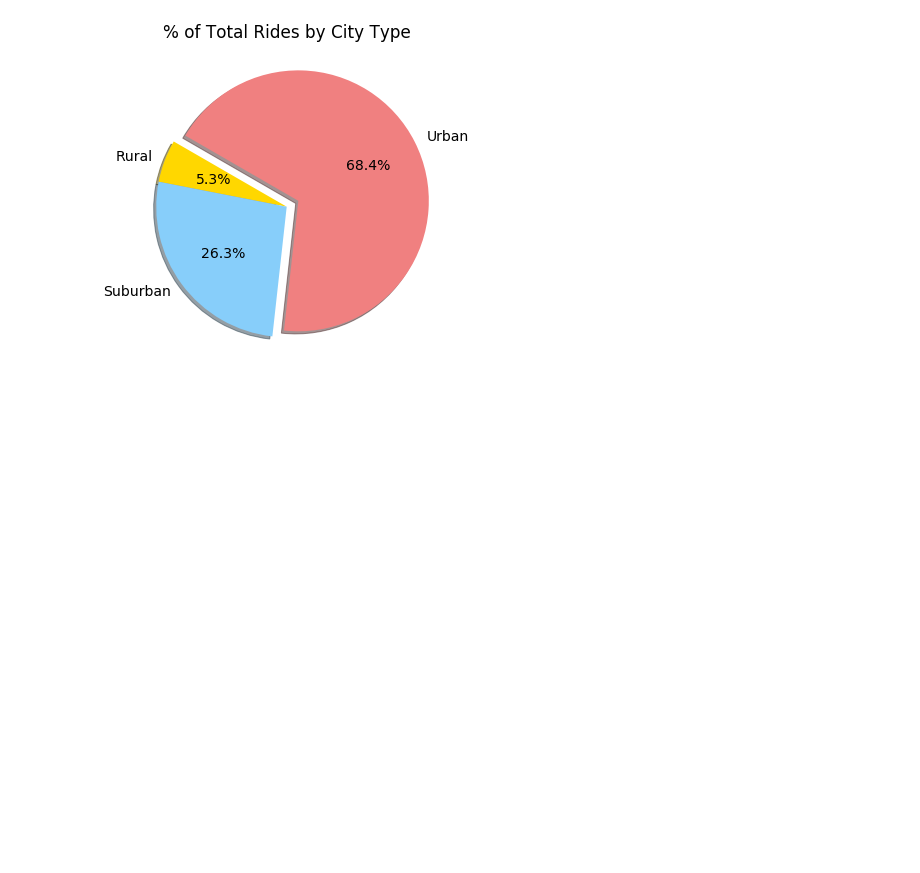
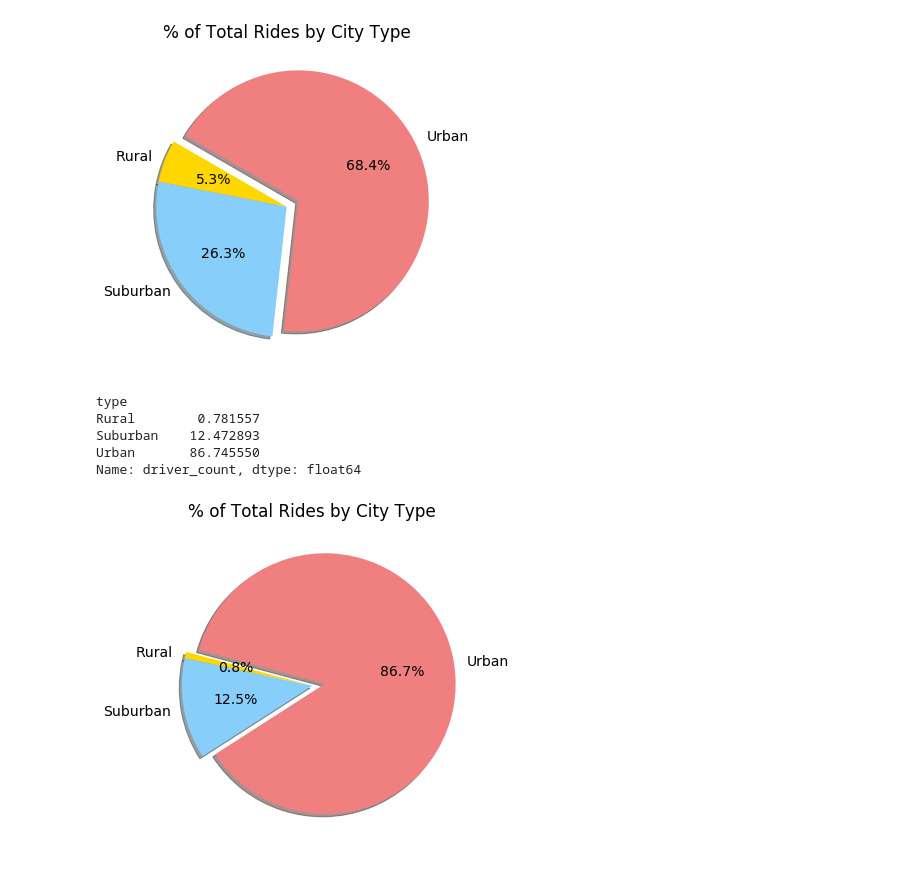
Before and after one commit to Godinez15/PyBer_Analysis, a Jupyter notebook: PyBer.ipynb, the cells around one changed output. Drawn from its saved outputs; the diff is of its cells as text; code cells hidden in the pictures; blank space fills up the shorter version.

Commit message:
Adding another Pie Chart fig7

```diff
--- a/PyBer.ipynb
+++ b/PyBer.ipynb
@@ -1093,3 +1093,39 @@ plt.savefig("analysis/Fig6.png")
 plt.show()
 # %% [output]
 [figure]
+# %%
+# Calculate the percentage of drivers for each City Type.
+driver_percents= 100* pyber_data_df.groupby(["type"]).sum()["driver_count"] / pyber_data_df["driver_count"].sum()
+driver_percents
+# %% [output]
+type
+Rural        0.781557
+Suburban    12.472893
+Urban       86.745550
+Name: driver_count, dtype: float64
+# %%
+# Build the Pie Chart.
+plt.subplots(figsize=(10,6))
+
+# Build the percentage of fares by City Type Pie Chart.
+plt.pie(driver_percents,
+        labels=["Rural","Suburban","Urban"], # Setting the labels
+        colors=["gold", "lightskyblue", "lightcoral"], # Setting the color choices.
+        explode=[0,0,0.1], # Setting the Explotion on the largest column.
+        autopct='%.1f%%',
+        shadow=True, # Adding the shadow to the Chart.
+        startangle=165)
+
+# Adding the Title
+plt.title("% of Total Rides by City Type")
+
+# Setting the Font size to  14
+mpl.rcParams['font.size']= 14
+
+# Save the Figure.
+#plt.savefig("analysis/Fig7.png")
+
+# Show the Figure
+plt.show()
+# %% [output]
+[figure, added]
```
Also changed, not shown: 1 other file.
